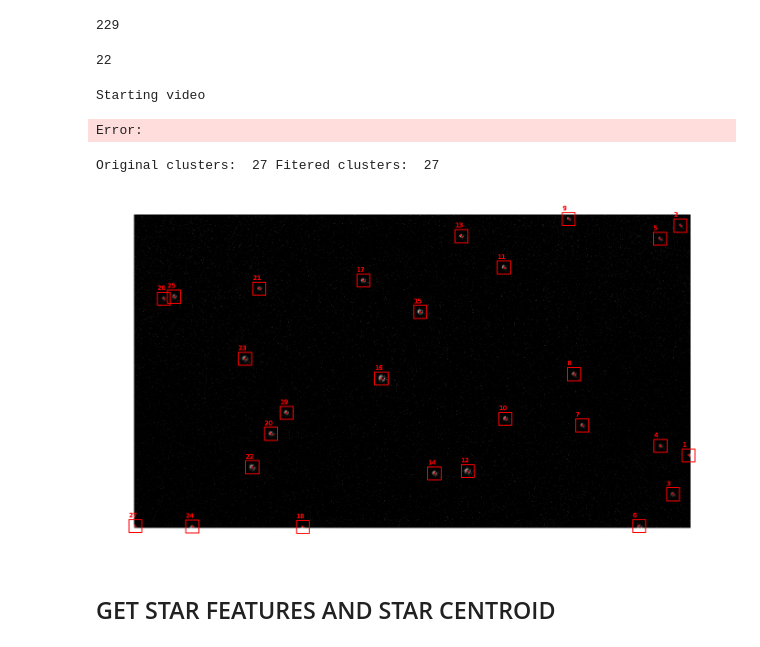
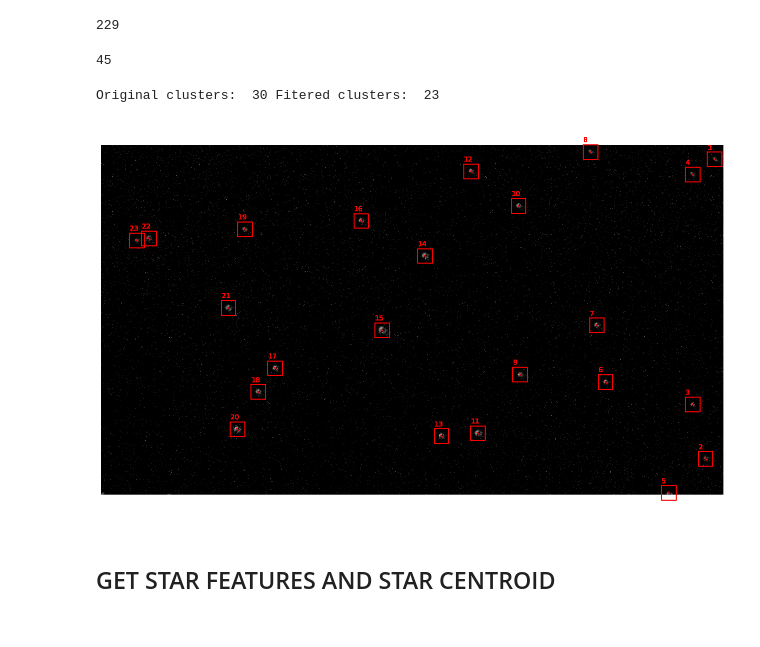
Before and after one commit to I-Zuniga/Event_Star_tracker, a Jupyter notebook: jupyter_notebooks/sdk_test.ipynb, the cells around one changed output. Drawn from its saved outputs; the diff is of its cells as text; code cells hidden in the pictures.

```diff
--- a/jupyter_notebooks/sdk_test.ipynb
+++ b/jupyter_notebooks/sdk_test.ipynb
@@ -65,8 +65,8 @@ print(len(frames))
 # %%
 # Compact the frames
 
-max_buffer = 10
-blend = np.array(np.zeros((cv2.cvtColor(np.array(frames[0]), cv2.COLOR_BGR2GRAY).shape)))
+max_buffer = 5
+# blend = np.array(np.zeros((cv2.cvtColor(np.array(frames[0]), cv2.COLOR_BGR2GRAY).shape)))
 copact_frames = []
 count = 0
 frames_buffer = []
@@ -82,7 +82,7 @@ for frame in frames:
 
 print(len(copact_frames))
 # %% [output]
-22
+45
 # %%
 # Watch the compacted frames (OPTIONAL)
 
@@ -117,64 +117,46 @@ print(len(copact_frames))
 # %%
 from lib.utils import *
 from lib.event_processing import *
 
 treshold = 0.2 # Percetange of max value
 
 filtered_frames = []
 clusters_list = []
 pixel_range = 15
 
 for index, frame in  enumerate(copact_frames) :
 
     frame = cv2.blur(frame,(3,3))
     frame = cv2.normalize(frame, None, 0, 255, cv2.NORM_MINMAX)
 
     max_val = np.max(frame)
     frame_thr = cv2.threshold(frame, max_val*treshold, 1, cv2.THRESH_TOZERO)[1]
     filtered_frames.append(frame_thr)
 
     clusters =  max_value_cluster(frame_thr, pixel_range, 30)
     clusters = sorted(clusters, key=lambda x: x[1], reverse=True)
     clusters_index = np.array([cluster[0] for cluster in clusters])
     clusters_index = sorted(clusters_index, key=lambda x: x[1], reverse=True)
     clusters_list.append( index_cluster(frame, pixel_range, clusters_index) )
 
     # print('Frame: ', index ,' Original clusters: ', len(clusters_index))
+
+# FOR NOISY IMAGES delete the clusters with a mass lower than a treshold
+mass_treshold = 0.2
+treshold_val = mass_treshold*np.max([cluster_mass[1] for cluster_mass in  clusters_list[12]])
+clusters_list_filtered = [cluster for cluster in clusters_list[12] if cluster[1] > treshold_val ]
+
+print('Original clusters: ', len(clusters_list[12]),'Fitered clusters: ',  len(clusters_list_filtered))
+
+#JUST TO CHECK SOM WITHOUT FALSE STARS
+# clusters_list_filtered.pop(2) # Remove the cluster 3 of the frame 12
+# clusters_list_filtered.pop(5) # Remove the cluster 7(-1) of the frame 12
+
+plot_cluster(copact_frames[12], [x[0] for x in clusters_list_filtered], pixel_range, [18.5,10])
+# plot_cluster(copact_frames[12],clusters_list[12], pixel_range)
+# %% [output]
+Original clusters:  30 Fitered clusters:  23
+[figure, added]
-# %%
-
-cluster_video = ClusterVideo()
-cluster_video.start_video()
-
-for frame in copact_frames:
-    cluster_frame = ClusterFrame(frame)
-    cluster_frame.get_clusters()
-    close_callbcak = cluster_video.update_frame(cluster_frame.plot_cluster_cv())
-    if close_callbcak:
-        cv2.destroyAllWindows()
-        break
-print('Video finished')
-cv2.destroyAllWindows()
-# %% [output]
-Starting video
-Error:
-# %%
-# FOR NOISY IMAGES delete the clusters with a mass lower than a treshold
-mass_treshold = 0.0
-treshold_val = mass_treshold*np.max([cluster_mass[1] for cluster_mass in  clusters_list[12]])
-clusters_list_filtered = [cluster for cluster in clusters_list[12] if cluster[1] > treshold_val ]
-
-print('Original clusters: ', len(clusters_list[12]),'Fitered clusters: ',  len(clusters_list_filtered))
-
-
-#JUST TO CHECK SOM WITHOUT FALSE STARS
-# clusters_list_filtered.pop(2) # Remove the cluster 3 of the frame 12
-# clusters_list_filtered.pop(5) # Remove the cluster 7(-1) of the frame 12
-
-plot_cluster(copact_frames[12], [x[0] for x in clusters_list_filtered], pixel_range, [18.5,10])
-# plot_cluster(copact_frames[12],clusters_list[12], pixel_range)
-# %% [output]
-Original clusters:  27 Fitered clusters:  27
-[figure, removed]
 # %% [markdown]
 ## GET STAR FEATURES AND STAR CENTROID
 # %%
```
Also changed, not shown: parts of 11 cells of this notebook, 2 other files.
